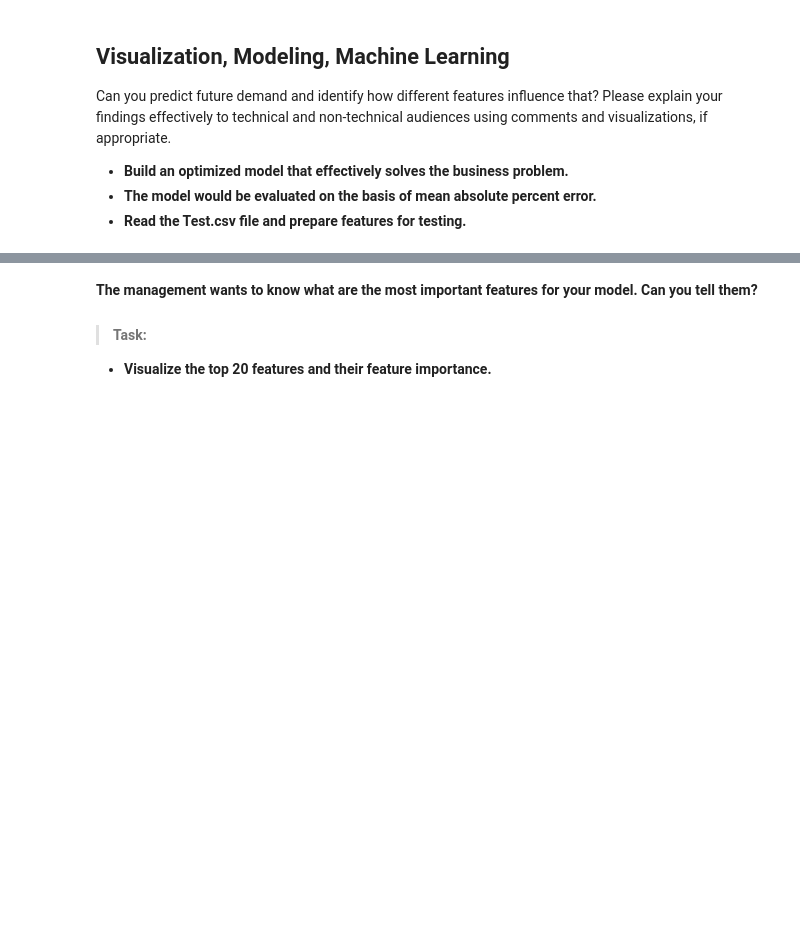
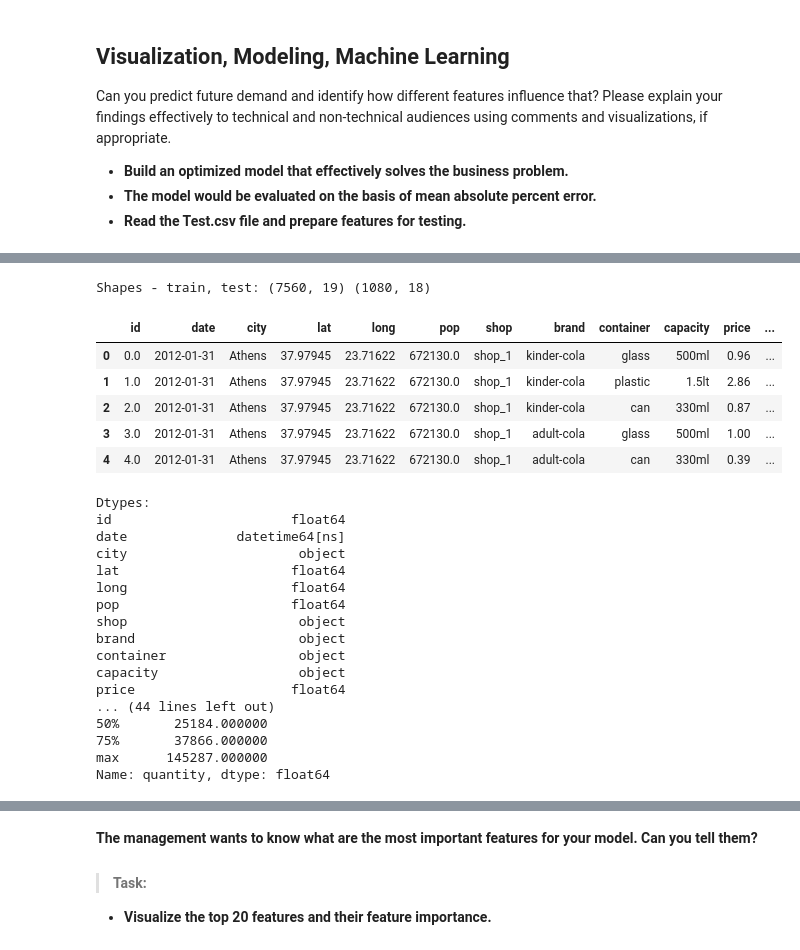
Before and after one commit to pmekanna3/data_science_project, a Jupyter notebook: Questions.ipynb, the cells around one changed output, grey strips where cells are left out. Cells and saved outputs as stored; diff of their text form; code cells hidden in the pictures; blank space fills up the shorter version.

```diff
--- a/Questions.ipynb
+++ b/Questions.ipynb
@@ -81,0 +94,71 @@ test_data.head()
+# %%
+
+def capacity_to_ml(x):
+    if pd.isna(x):
+        return np.nan
+    s = str(x).strip().lower().replace(" ", "")
+    m = re.match(r"([0-9]*\.?[0-9]+)\s*(ml|l|lt)?", s)
+    if not m:
+        return np.nan
+    val = float(m.group(1))
+    unit = m.group(2) or ""
+    if unit == "ml":
+        return val
+    if unit in {"l", "lt"}:
+        return val * 1000
+
+    return val if val > 10 else val * 1000
+
+train["capacity_ml"] = train["capacity"].apply(capacity_to_ml)
+test["capacity_ml"]  = test["capacity"].apply(capacity_to_ml)
+
+
+for df in (train, test):
+    df["year"] = df["date"].dt.year
+    df["month"] = df["date"].dt.month
+    df["day"] = df["date"].dt.day
+    df["dow"] = df["date"].dt.dayofweek
+    df["is_month_end"] = df["date"].dt.is_month_end.astype(int)
+    df["is_month_start"] = df["date"].dt.is_month_start.astype(int)
+
+print("Shapes - train, test:", train.shape, test.shape)
+display(train.head())
+
+print("\nDtypes:")
+print(train.dtypes)
+
+print("\nNulls per column:")
+print(train.isna().sum().sort_values(ascending=False))
+
+print("\nUnique counts for categoricals:")
+for c in ["brand", "city", "container", "shop"]:
+    if c in train.columns:
+        print(c, train[c].nunique())
+
+print("\nTarget describe:")
+print(train["quantity"].describe())
+# %% [output]
+Shapes - train, test: (7560, 19) (1080, 18)
+|  | id | date | city | lat | long | pop | shop | brand | container | capacity | price | ... |
+| 0 | 0.0 | 2012-01-31 | Athens | 37.97945 | 23.71622 | 672130.0 | shop_1 | kinder-cola | glass | 500ml | 0.96 | ... |
+| 1 | 1.0 | 2012-01-31 | Athens | 37.97945 | 23.71622 | 672130.0 | shop_1 | kinder-cola | plastic | 1.5lt | 2.86 | ... |
+| 2 | 2.0 | 2012-01-31 | Athens | 37.97945 | 23.71622 | 672130.0 | shop_1 | kinder-cola | can | 330ml | 0.87 | ... |
+| 3 | 3.0 | 2012-01-31 | Athens | 37.97945 | 23.71622 | 672130.0 | shop_1 | adult-cola | glass | 500ml | 1.00 | ... |
+| 4 | 4.0 | 2012-01-31 | Athens | 37.97945 | 23.71622 | 672130.0 | shop_1 | adult-cola | can | 330ml | 0.39 | ... |
+Dtypes:
+id                       float64
+date              datetime64[ns]
+city                      object
+lat                      float64
+long                     float64
+pop                      float64
+shop                      object
+brand                     object
+container                 object
+capacity                  object
+price                    float64
+... (44 lines left out)
+50%       25184.000000
+75%       37866.000000
+max      145287.000000
+Name: quantity, dtype: float64
```
Also changed, not shown: parts of 11 cells of this notebook, 1 other file.
